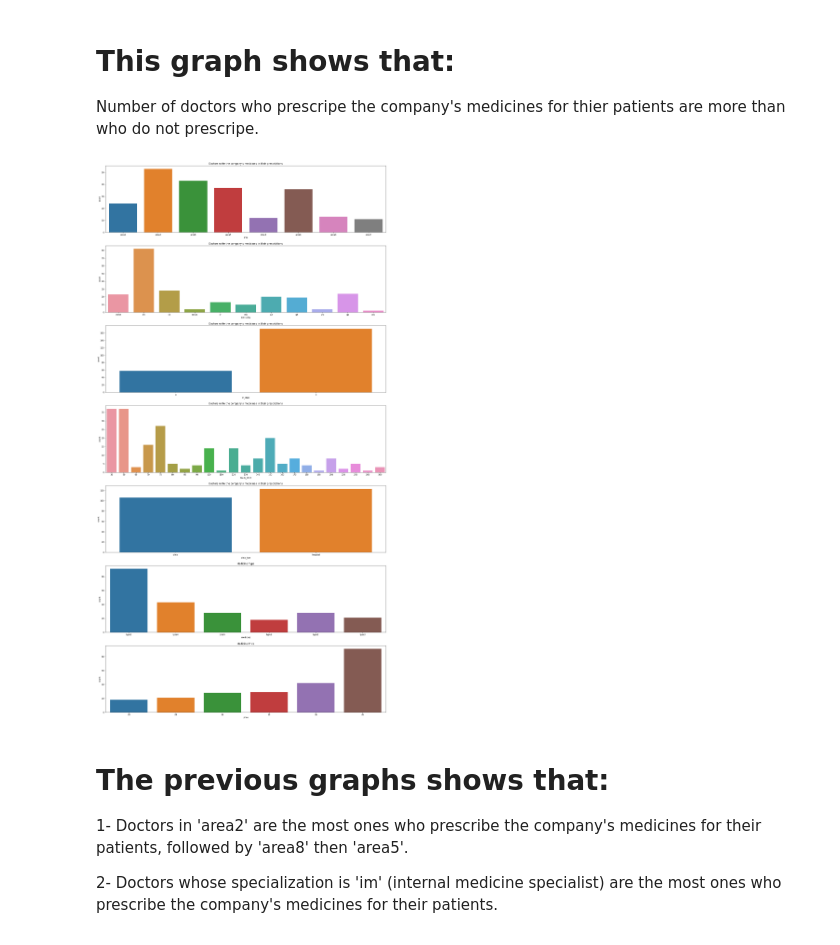
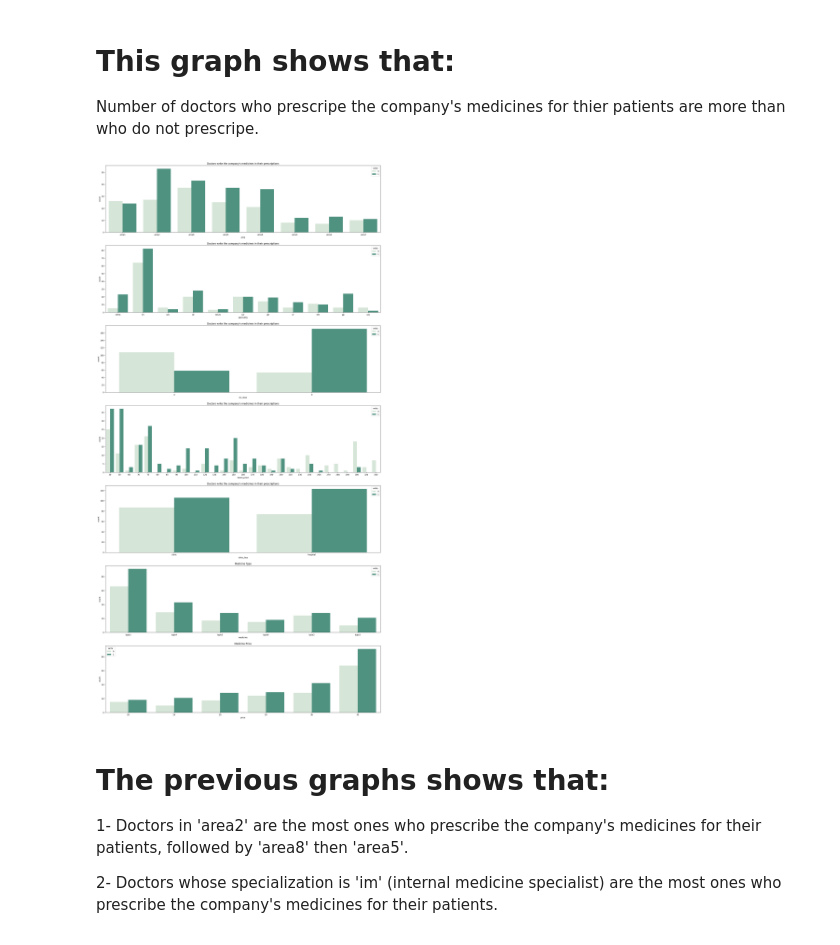
Before and after one commit to AbdoHalem/DEPI-GP, a Jupyter notebook: Final Version/Medical_Representative_Final.ipynb, the cells around one changed output. Cells and saved outputs as stored; diff of their text form; code cells hidden in the pictures.

```diff
--- a/Final Version/Medical_Representative_Final.ipynb
+++ b/Final Version/Medical_Representative_Final.ipynb
@@ -246,18 +251,18 @@ Number of doctors who prescripe the company's medicines for thier patients are m
 # %%
 plt.figure(figsize=[25, 50])
 doctors_write = data[data['write'] == 1].copy()
 for i in range(data.shape[1]-1):
     plt.subplot(data.shape[1] - 1, 1, i+1)
-    sb.countplot(data=doctors_write, x=data.columns[i])
+    sb.countplot(data=data, x=data.columns[i],hue='write', palette=['#D2E8D5', '#449D85'])
     plt.xlabel(f"{data.columns[i]}"); plt.ylabel("count")
     if(i == 5):
         plt.title("Medicine Type")
     elif(i == 6):
         plt.title("Medicine Price")
     else:
         plt.title("Doctors write the company's medicines in their prescriptions")
 # %% [output]
-[figure, old version]
+[figure, new version]
 # %% [markdown]
 # The previous graphs shows that:
 1- Doctors in 'area2' are the most ones who prescribe the company's medicines for their patients, followed by 'area8' then 'area5'.
```
Also changed, not shown: parts of 26 cells of this notebook, 1 other file.
